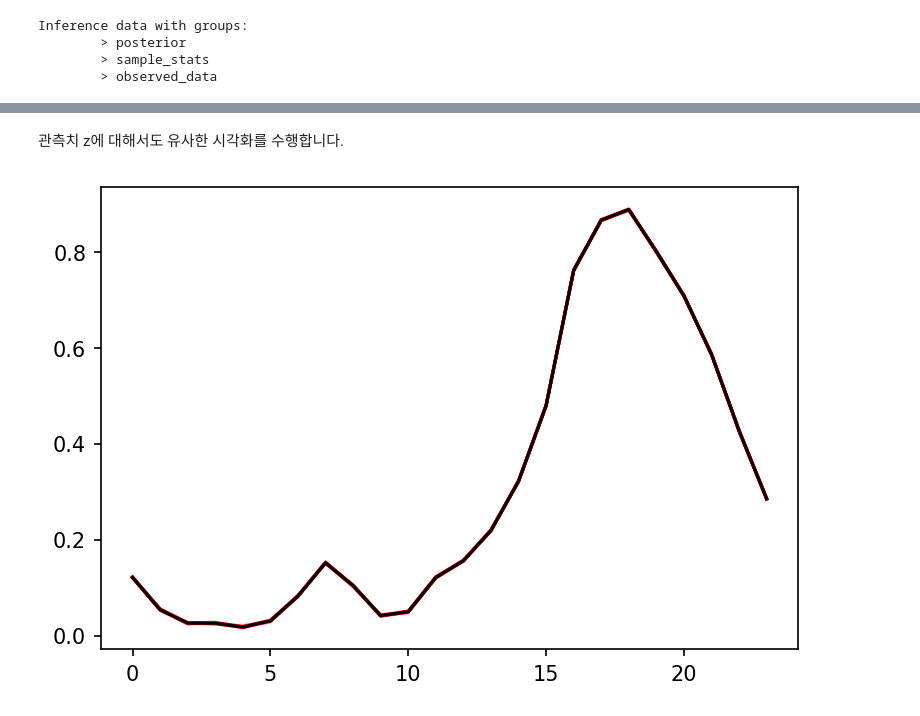
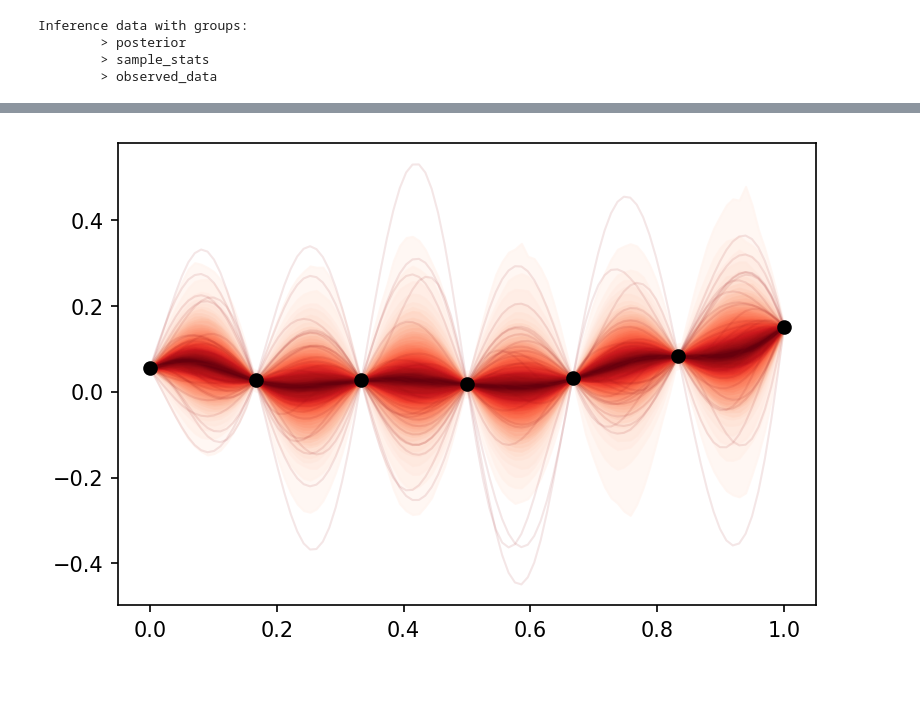
Before and after one commit to BET-lab/pymc-examples, a Jupyter notebook: examples/pymc-gp-toy_model.ipynb, the cells around one changed output, grey strips where cells are left out. Drawn from its saved outputs; the diff is of its cells as text; code cells hidden in the pictures; blank space fills up the shorter version.

```diff
--- a/examples/pymc-gp-toy_model.ipynb
+++ b/examples/pymc-gp-toy_model.ipynb
@@ -272,11 +320,18 @@ Inference data with groups:
 # %%
+# 새로운 예측 포지션 정의.
+x1 = np.linspace(x_p[1, 0], x_p[7, 0], 100)
+x2 = np.linspace(x_p[1, 1], x_p[7, 1], 100)
+x_p_new = np.stack([x1, x2], axis=1)
+X_p_new = pt.concatenate([x_p_new, pt.tile(theta, (x_p_new.shape[0], 1))], axis=1)
+
 with model:
     # Posterior Predictive Sampling.
-    y_pred = gp.conditional("y_pred", Xnew=X_c, pred_noise=True)
-    z_pred = gp.conditional("z_pred", Xnew=X_p, pred_noise=True)
+    # y_pred = gp.conditional("y_pred", Xnew=X_c, pred_noise=True)
+    # z_pred = gp.conditional("z_pred", Xnew=X_p, pred_noise=True)
+    z_pred = gp.conditional("z_pred", Xnew=X_p_new, pred_noise=True)
 
     samples = pm.sample_posterior_predictive(
         trace,
-        var_names=["y_pred", "z_pred"],
+        var_names=["z_pred"],
     )
 # %% [output]
@@ -298,2 +340,0 @@ plt.show()
-# %% [markdown]
-관측치 z에 대해서도 유사한 시각화를 수행합니다.
@@ -300,9 +344,13 @@ plt.show()
 # %%
+# 새로 정의된 샘플링 축은 (0, 1) 범위라고 가정합니다. 2차원 위치 변수의 매개변수로 생각할 수 있습니다.
 fig, ax = plt.subplots(figsize=(6, 4), dpi=150)
-for i in range(100):
-    z_val = samples.posterior_predictive.z_pred.stack(sample=("draw", "chain")).isel(sample=i)
-    ax.plot(z_val, alpha=0.05, color='red')
-ax.plot(z, color='black', label='True')
+y_pred_samples = az.extract(samples, group="posterior_predictive", var_names=["z_pred"])
+plot_gp_dist(ax, samples=y_pred_samples.T, x=np.linspace(0, 1, 100))
+# for i in range(100):
+#     z_val = samples.posterior_predictive.z_pred.stack(sample=("draw", "chain")).isel(sample=i)
+#     ax.plot(np.linspace(0, 1, 100), z_val, alpha=0.05, color='red')
+ax.plot(np.linspace(0, 1, 7), z[1:7+1], 'o', color='black', label='True')
+# ax.set_ylim(0, 0.2)
 plt.show()
 # %% [output]
-[figure, old version]
+[figure, new version]
```
Also changed, not shown: parts of 8 cells of this notebook.
